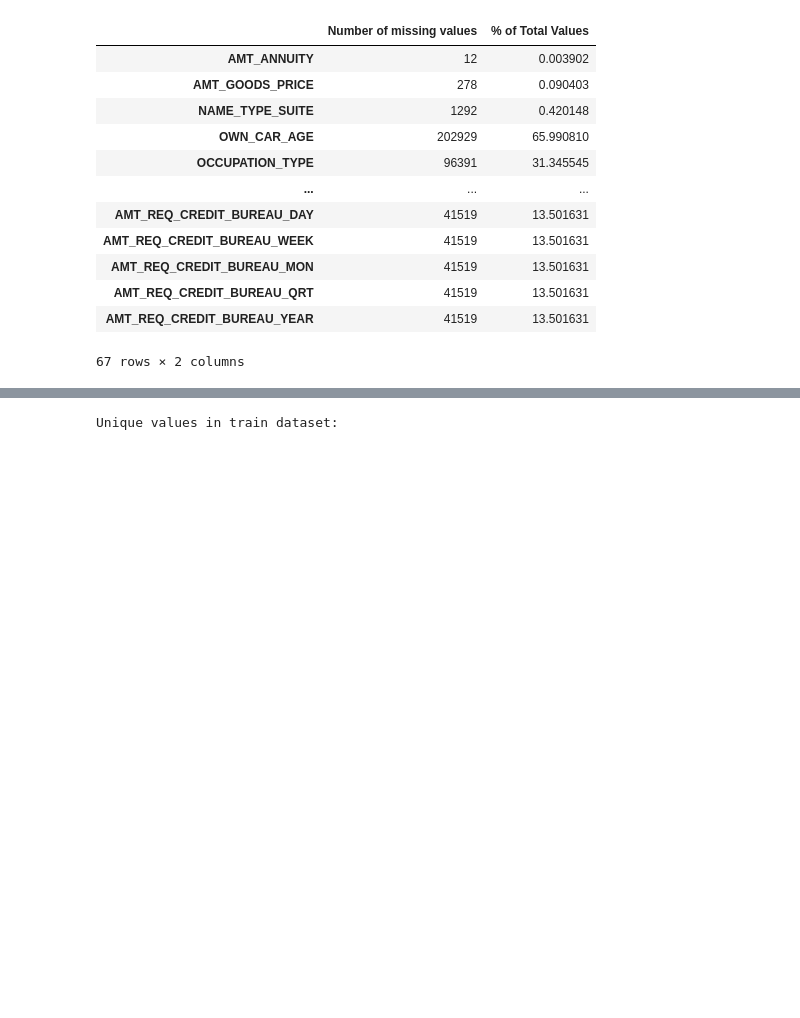
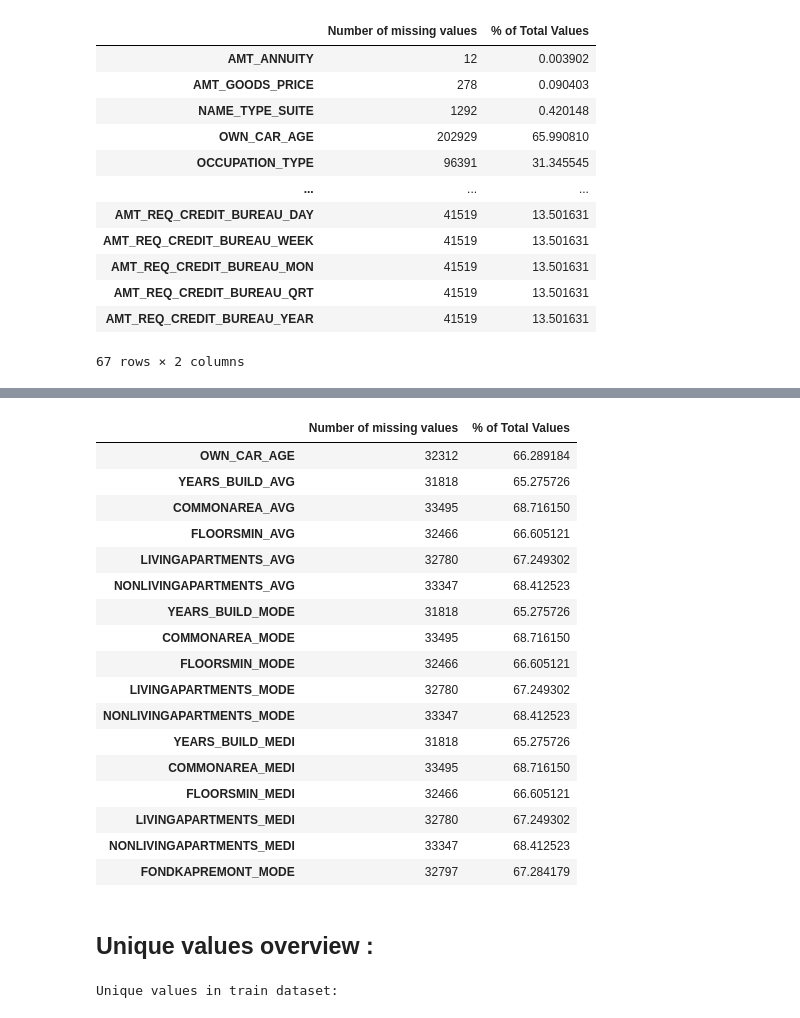
Before and after one commit to Duramann/BigDataApplicationProject, a Jupyter notebook: notebooks/1.0-TD-data-exploration.ipynb, the cells around one changed output, grey strips where cells are left out. Saved outputs shown, nothing was run; the diff lists cells and outputs as text; code cells hidden in the pictures; blank space fills up the shorter version.

```diff
--- a/notebooks/1.0-TD-data-exploration.ipynb
+++ b/notebooks/1.0-TD-data-exploration.ipynb
@@ -155,3 +172,26 @@ Here are the columns with missing values :
+# %%
+test_missing_values[test_missing_values['% of Total Values'] > 59]
+# %% [output]
+|  | Number of missing values | % of Total Values |
+| OWN_CAR_AGE | 32312 | 66.289184 |
+| YEARS_BUILD_AVG | 31818 | 65.275726 |
+| COMMONAREA_AVG | 33495 | 68.716150 |
+| FLOORSMIN_AVG | 32466 | 66.605121 |
+| LIVINGAPARTMENTS_AVG | 32780 | 67.249302 |
+| NONLIVINGAPARTMENTS_AVG | 33347 | 68.412523 |
+| YEARS_BUILD_MODE | 31818 | 65.275726 |
+| COMMONAREA_MODE | 33495 | 68.716150 |
+| FLOORSMIN_MODE | 32466 | 66.605121 |
+| LIVINGAPARTMENTS_MODE | 32780 | 67.249302 |
+| NONLIVINGAPARTMENTS_MODE | 33347 | 68.412523 |
+| YEARS_BUILD_MEDI | 31818 | 65.275726 |
+| COMMONAREA_MEDI | 33495 | 68.716150 |
+| FLOORSMIN_MEDI | 32466 | 66.605121 |
+| LIVINGAPARTMENTS_MEDI | 32780 | 67.249302 |
+| NONLIVINGAPARTMENTS_MEDI | 33347 | 68.412523 |
+| FONDKAPREMONT_MODE | 32797 | 67.284179 |
+# %% [markdown]
+## Unique values overview :
 # %%
 def unique_df(df):
     ##Count the unique values and data type for each column.
```
Also changed, not shown: parts of 5 cells of this notebook, 1 other file.
